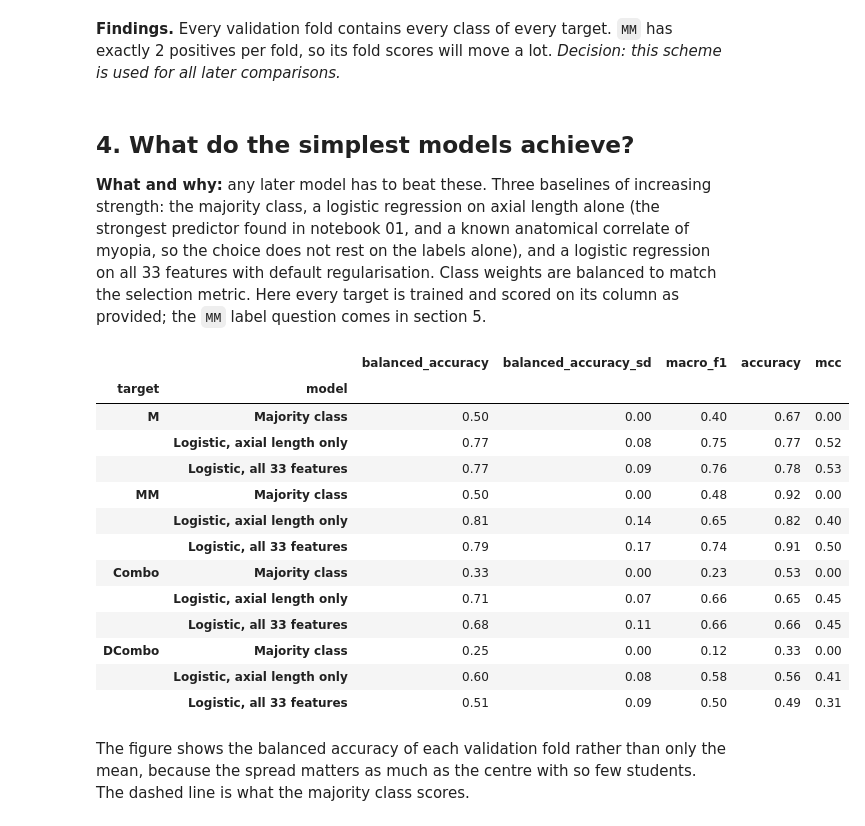
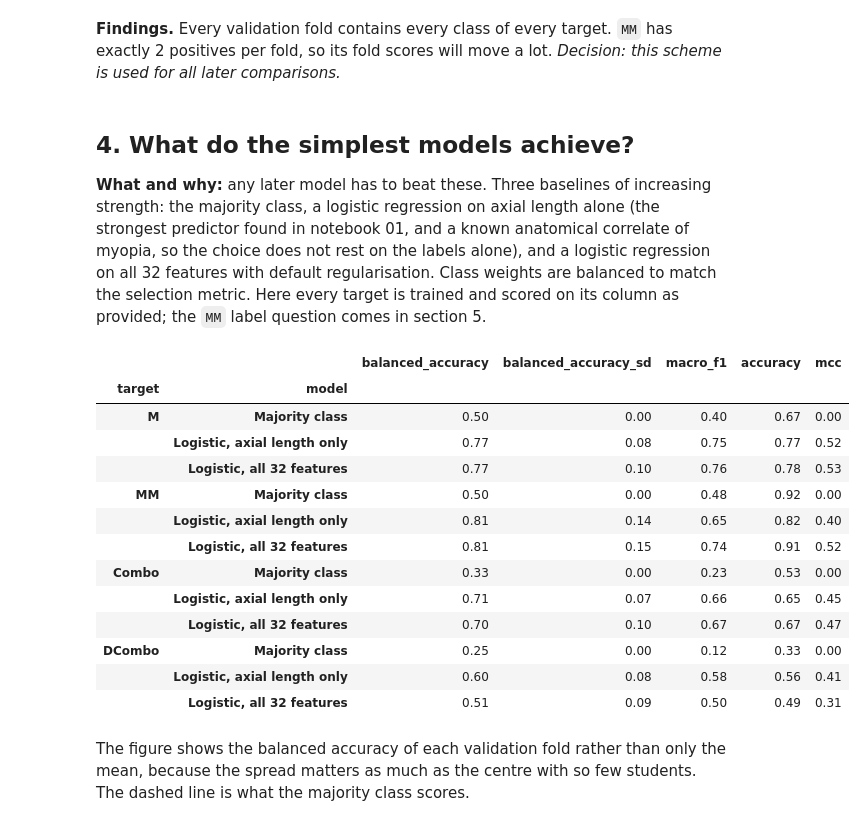
Before and after one commit to tomas20oriol-jpg/miopia-ml-project, a Jupyter notebook: notebooks/03_baselines_validation.ipynb, the cells around one changed output. Cells and saved outputs as stored; diff of their text form; code cells hidden in the pictures.

```diff
--- a/notebooks/03_baselines_validation.ipynb
+++ b/notebooks/03_baselines_validation.ipynb
@@ -81,33 +81,33 @@ inconsistent students per MM validation fold: 1 to 2
 # %% [markdown]
 ## 4. What do the simplest models achieve?
 
-**What and why:** any later model has to beat these. Three baselines of increasing strength: the majority class, a logistic regression on axial length alone (the strongest predictor found in notebook 01, and a known anatomical correlate of myopia, so the choice does not rest on the labels alone), and a logistic regression on all 33 features with default regularisation. Class weights are balanced to match the selection metric. Here every target is trained and scored on its column as provided; the `MM` label question comes in section 5.
+**What and why:** any later model has to beat these. Three baselines of increasing strength: the majority class, a logistic regression on axial length alone (the strongest predictor found in notebook 01, and a known anatomical correlate of myopia, so the choice does not rest on the labels alone), and a logistic regression on all 32 features with default regularisation. Class weights are balanced to match the selection metric. Here every target is trained and scored on its column as provided; the `MM` label question comes in section 5.
 # %%
 baselines = {"Majority class": (majority_baseline(), X_train),
              "Logistic, axial length only": (logistic_baseline(), X_train[["axial_length"]]),
-             "Logistic, all 33 features": (logistic_baseline(), X_train)}
+             "Logistic, all 32 features": (logistic_baseline(), X_train)}
 
 folds = pd.concat([evaluate(model, data, Y_train[t], Y_train[t], strata[t])[0].assign(target=t, model=name)
                    for t in TARGETS for name, (model, data) in baselines.items()], ignore_index=True)
 
 summary = folds.groupby(["target", "model"], sort=False)[SUMMARY_METRICS].mean()
 summary.insert(1, "balanced_accuracy_sd", folds.groupby(["target", "model"], sort=False)["balanced_accuracy"].std())
 summary.round(2)
 # %% [output]
 |  |  | balanced_accuracy | balanced_accuracy_sd | macro_f1 | accuracy | mcc |
 | target | model |  |  |  |  |  |
 | M | Majority class | 0.50 | 0.00 | 0.40 | 0.67 | 0.00 |
 |  | Logistic, axial length only | 0.77 | 0.08 | 0.75 | 0.77 | 0.52 |
-|  | Logistic, all 33 features | 0.77 | 0.09 | 0.76 | 0.78 | 0.53 |
+|  | Logistic, all 32 features | 0.77 | 0.10 | 0.76 | 0.78 | 0.53 |
 | MM | Majority class | 0.50 | 0.00 | 0.48 | 0.92 | 0.00 |
 |  | Logistic, axial length only | 0.81 | 0.14 | 0.65 | 0.82 | 0.40 |
-|  | Logistic, all 33 features | 0.79 | 0.17 | 0.74 | 0.91 | 0.50 |
+|  | Logistic, all 32 features | 0.81 | 0.15 | 0.74 | 0.91 | 0.52 |
 | Combo | Majority class | 0.33 | 0.00 | 0.23 | 0.53 | 0.00 |
 |  | Logistic, axial length only | 0.71 | 0.07 | 0.66 | 0.65 | 0.45 |
-|  | Logistic, all 33 features | 0.68 | 0.11 | 0.66 | 0.66 | 0.45 |
+|  | Logistic, all 32 features | 0.70 | 0.10 | 0.67 | 0.67 | 0.47 |
 | DCombo | Majority class | 0.25 | 0.00 | 0.12 | 0.33 | 0.00 |
 |  | Logistic, axial length only | 0.60 | 0.08 | 0.58 | 0.56 | 0.41 |
-|  | Logistic, all 33 features | 0.51 | 0.09 | 0.50 | 0.49 | 0.31 |
+|  | Logistic, all 32 features | 0.51 | 0.09 | 0.50 | 0.49 | 0.31 |
 # %% [markdown]
 The figure shows the balanced accuracy of each validation fold rather than only the mean, because the spread matters as much as the centre with so few students. The dashed line is what the majority class scores.
 # %%
```
Also changed, not shown: parts of 13 cells of this notebook, 47 other files.
